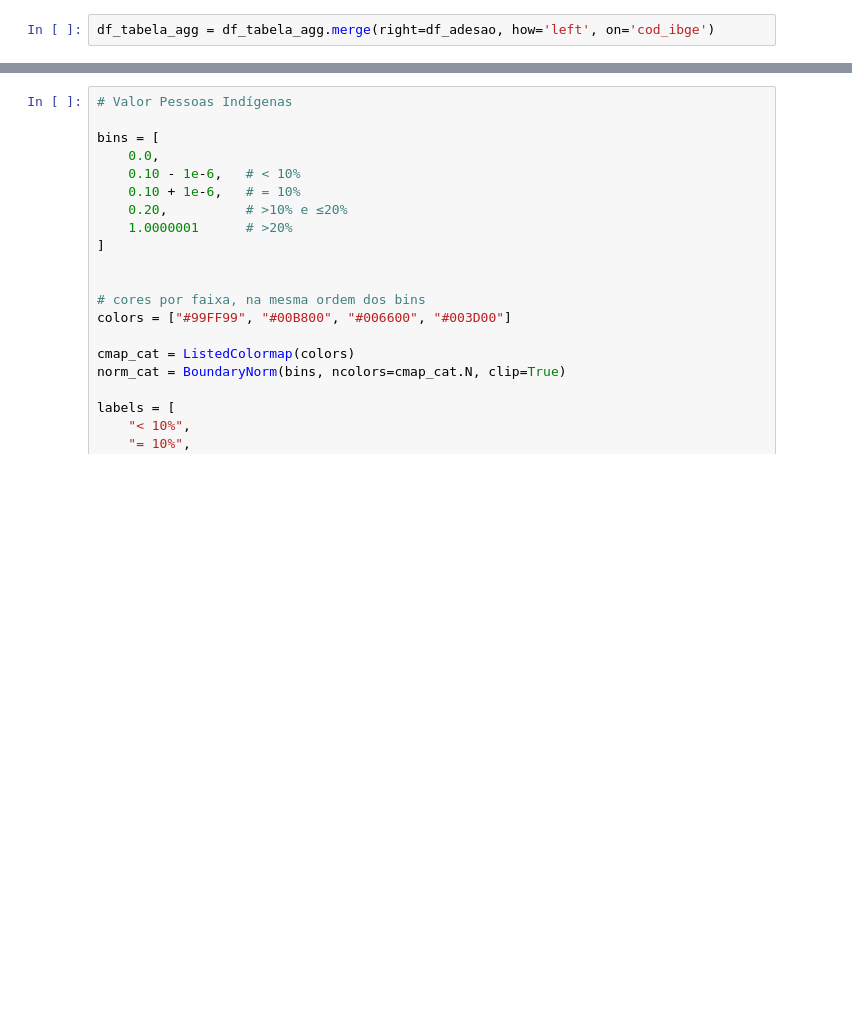
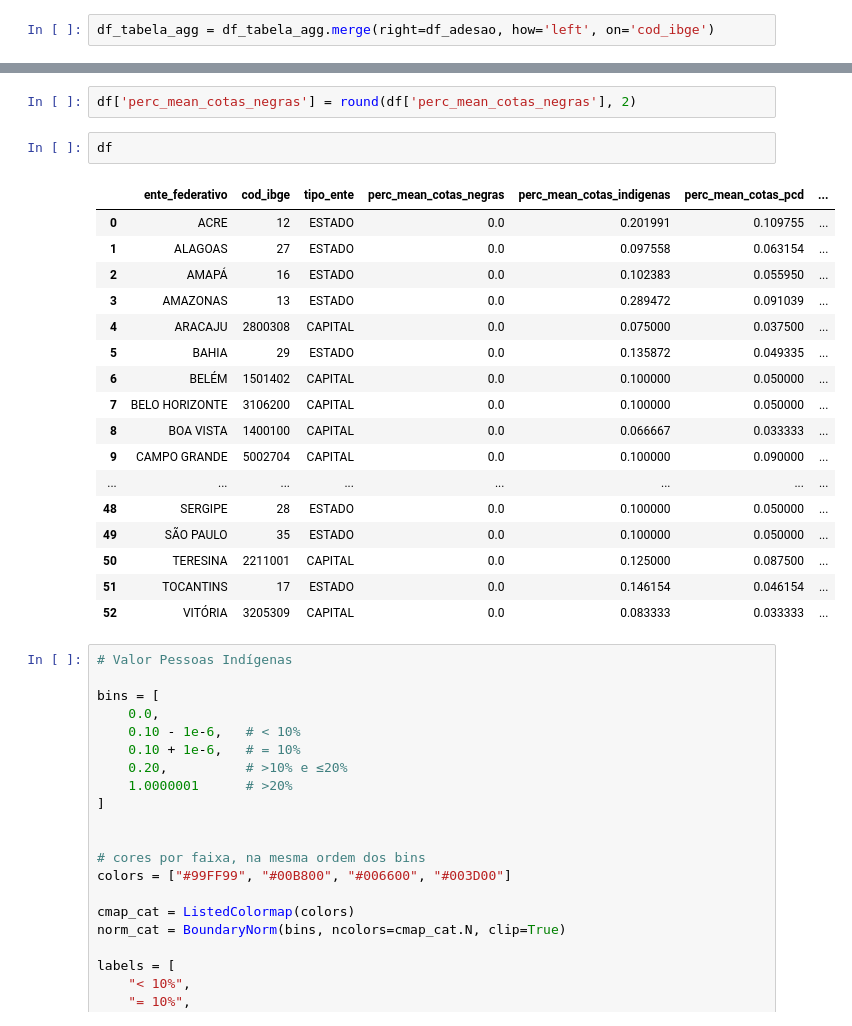
Before and after one commit to SGE-Subsecretaria-de-Gestao-Estrategica/projeto_acoes_afirmativas, a Jupyter notebook: notebooks/eda_dados_consolidados_pt2.ipynb, the cells around one changed output, grey strips where cells are left out. Saved outputs shown, nothing was run; the diff lists cells and outputs as text; blank space fills up the shorter version.

```diff
--- a/notebooks/eda_dados_consolidados_pt2.ipynb
+++ b/notebooks/eda_dados_consolidados_pt2.ipynb
@@ -160,3 +309,25 @@ labels = [
+# %%
+df['perc_mean_cotas_negras'] = round(df['perc_mean_cotas_negras'], 2)
+# %%
+df
+# %% [output]
+|  | ente_federativo | cod_ibge | tipo_ente | perc_mean_cotas_negras | perc_mean_cotas_indigenas | perc_mean_cotas_pcd | ... |
+| 0 | ACRE | 12 | ESTADO | 0.0 | 0.201991 | 0.109755 | ... |
+| 1 | ALAGOAS | 27 | ESTADO | 0.0 | 0.097558 | 0.063154 | ... |
+| 2 | AMAPÁ | 16 | ESTADO | 0.0 | 0.102383 | 0.055950 | ... |
+| 3 | AMAZONAS | 13 | ESTADO | 0.0 | 0.289472 | 0.091039 | ... |
+| 4 | ARACAJU | 2800308 | CAPITAL | 0.0 | 0.075000 | 0.037500 | ... |
+| 5 | BAHIA | 29 | ESTADO | 0.0 | 0.135872 | 0.049335 | ... |
+| 6 | BELÉM | 1501402 | CAPITAL | 0.0 | 0.100000 | 0.050000 | ... |
+| 7 | BELO HORIZONTE | 3106200 | CAPITAL | 0.0 | 0.100000 | 0.050000 | ... |
+| 8 | BOA VISTA | 1400100 | CAPITAL | 0.0 | 0.066667 | 0.033333 | ... |
+| 9 | CAMPO GRANDE | 5002704 | CAPITAL | 0.0 | 0.100000 | 0.090000 | ... |
+| ... | ... | ... | ... | ... | ... | ... | ... |
+| 48 | SERGIPE | 28 | ESTADO | 0.0 | 0.100000 | 0.050000 | ... |
+| 49 | SÃO PAULO | 35 | ESTADO | 0.0 | 0.100000 | 0.050000 | ... |
+| 50 | TERESINA | 2211001 | CAPITAL | 0.0 | 0.125000 | 0.087500 | ... |
+| 51 | TOCANTINS | 17 | ESTADO | 0.0 | 0.146154 | 0.046154 | ... |
+| 52 | VITÓRIA | 3205309 | CAPITAL | 0.0 | 0.083333 | 0.033333 | ... |
 # %%
 # Valor Pessoas Indígenas
 
```
Also changed, not shown: parts of 13 cells of this notebook, 7 other files.
